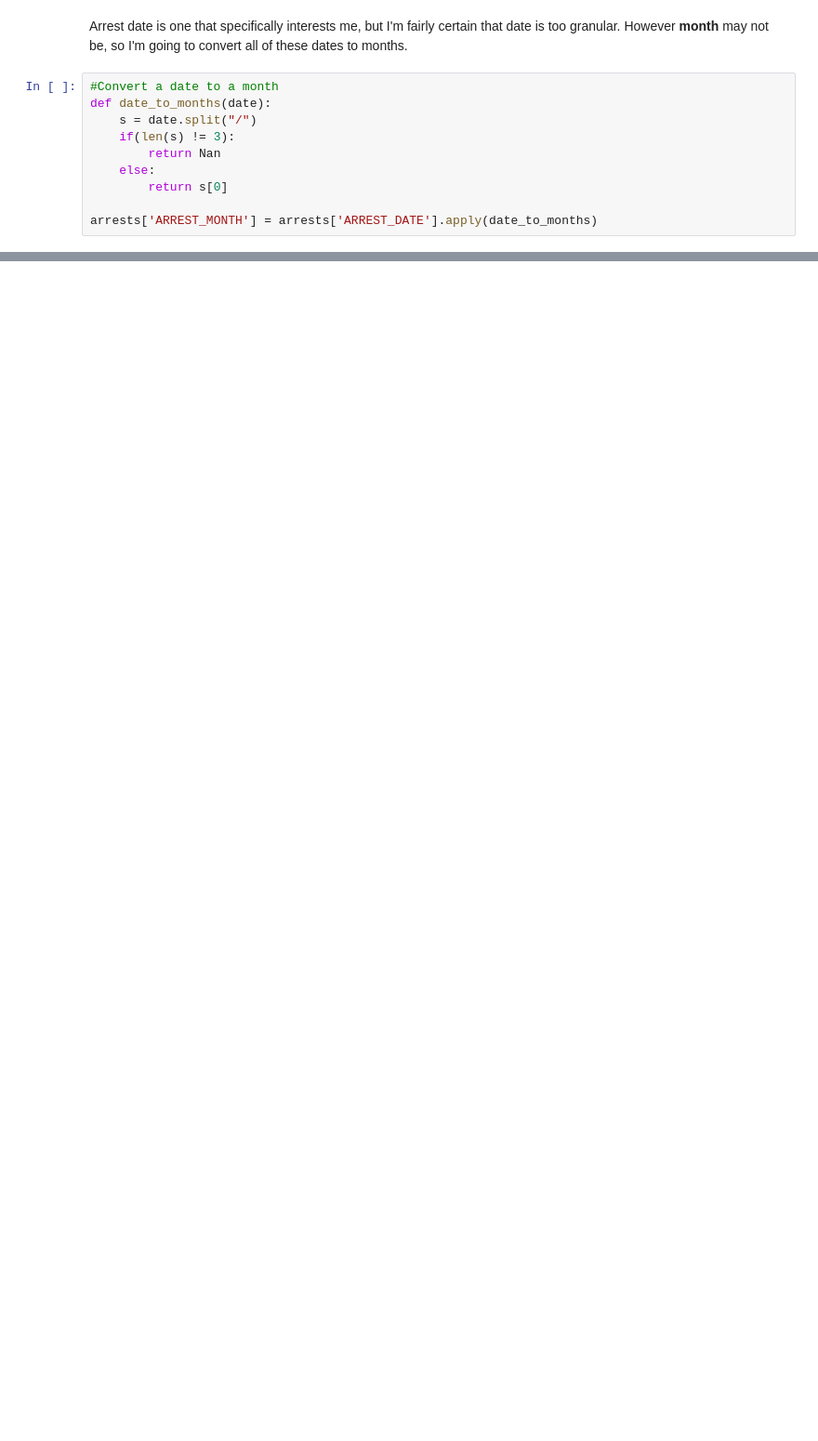
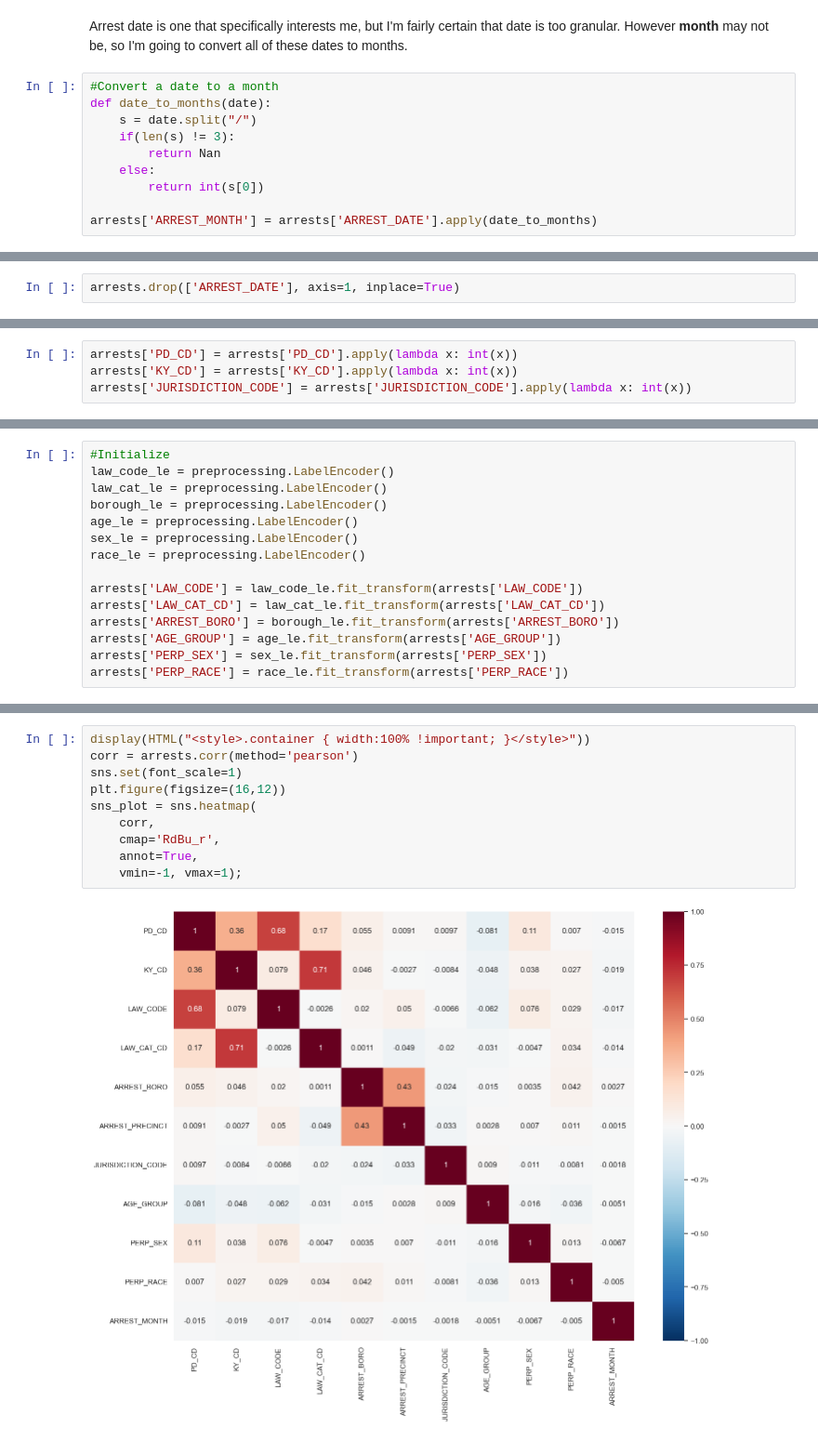
Before and after one commit to jackr276/Manhattan-Data-Regression-Analysis, a Jupyter notebook: Arrest Data Analysis.ipynb, the cells around one changed output, grey strips where cells are left out. Shown at 93% size. Cells and saved outputs as stored; diff of their text form; blank space fills up the shorter version.

```diff
--- a/Arrest Data Analysis.ipynb
+++ b/Arrest Data Analysis.ipynb
@@ -143,7 +138,7 @@ def date_to_months(date):
     if(len(s) != 3):
         return Nan
     else:
-        return s[0]
+        return int(s[0])
 
 arrests['ARREST_MONTH'] = arrests['ARREST_DATE'].apply(date_to_months)
 # %%
@@ -170,0 +181,2 @@ dtype: int64
+# %%
+arrests.drop(['ARREST_DATE'], axis=1, inplace=True)
@@ -170,0 +222,4 @@ dtype: int64
+# %%
+arrests['PD_CD'] = arrests['PD_CD'].apply(lambda x: int(x))
+arrests['KY_CD'] = arrests['KY_CD'].apply(lambda x: int(x))
+arrests['JURISDICTION_CODE'] = arrests['JURISDICTION_CODE'].apply(lambda x: int(x))
@@ -170,0 +266,15 @@ dtype: int64
+# %%
+#Initialize
+law_code_le = preprocessing.LabelEncoder()
+law_cat_le = preprocessing.LabelEncoder()
+borough_le = preprocessing.LabelEncoder()
+age_le = preprocessing.LabelEncoder()
+sex_le = preprocessing.LabelEncoder()
+race_le = preprocessing.LabelEncoder()
+
+arrests['LAW_CODE'] = law_code_le.fit_transform(arrests['LAW_CODE'])
+arrests['LAW_CAT_CD'] = law_cat_le.fit_transform(arrests['LAW_CAT_CD'])
+arrests['ARREST_BORO'] = borough_le.fit_transform(arrests['ARREST_BORO'])
+arrests['AGE_GROUP'] = age_le.fit_transform(arrests['AGE_GROUP'])
+arrests['PERP_SEX'] = sex_le.fit_transform(arrests['PERP_SEX'])
+arrests['PERP_RACE'] = race_le.fit_transform(arrests['PERP_RACE'])
@@ -170,0 +320,12 @@ dtype: int64
+# %%
+display(HTML("<style>.container { width:100% !important; }</style>"))
+corr = arrests.corr(method='pearson')
+sns.set(font_scale=1)
+plt.figure(figsize=(16,12))
+sns_plot = sns.heatmap(
+    corr,
+    cmap='RdBu_r',
+    annot=True,
+    vmin=-1, vmax=1);
+# %% [output]
+[figure, added]
```
Also changed, not shown: parts of 20 cells of this notebook.
